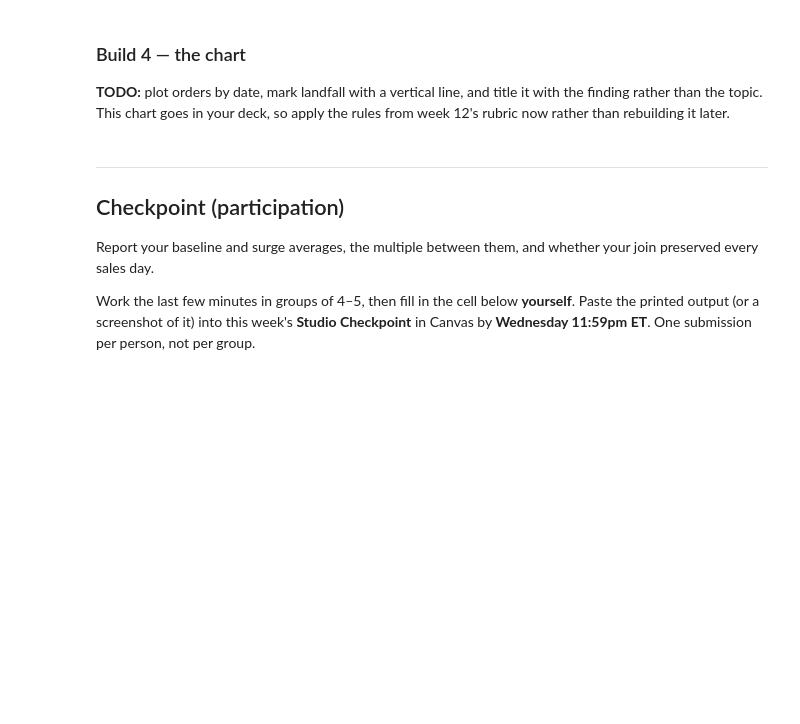
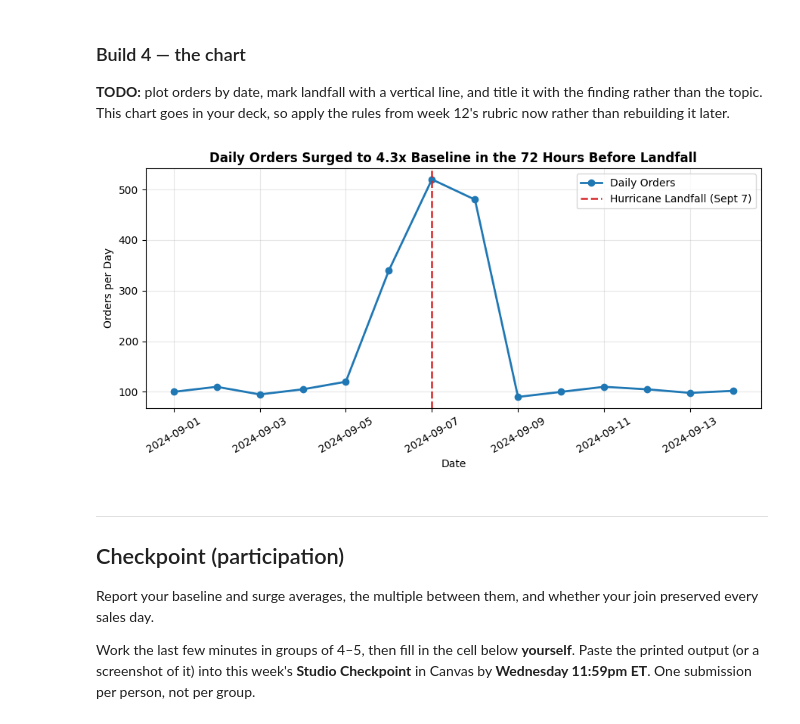
Before and after one commit to ishanallasanagala/ds2002-fa26, a Jupyter notebook: notebooks/06-midterm-walmart/2026-10-21 — Weather API Join — Studio.ipynb, the cells around one changed output. Saved outputs shown, nothing was run; the diff lists cells and outputs as text; code cells hidden in the pictures; blank space fills up the shorter version.

```diff
--- a/notebooks/06-midterm-walmart/2026-10-21 — Weather API Join — Studio.ipynb
+++ b/notebooks/06-midterm-walmart/2026-10-21 — Weather API Join — Studio.ipynb
@@ -47,4 +58,8 @@ Zero. `2024-09-07 09:10` is not equal to `2024-09-07 00:00`, and no amount of st
 **TODO:** add a `date` column to `sales` that is the timestamp truncated to midnight, then redo that merge and confirm you get 3 rows.
 # %%
 # TODO: sales['date'] = ...   (hint: .dt.normalize())
+sales['date'] = sales['ts'].dt.normalize()
+
 # TODO: merge on 'date' and print the row count
+fixed = sales.merge(tiny, on='date', how='inner')
+print('rows matched:', len(fixed))
@@ -98,0 +157,9 @@ Then assert three things: the row count still equals the number of sales days, n
+# %%
+# TODO
+merged = sales.merge(wx, on='date', how='left', indicator=True)
+
+assert len(merged) == len(sales), f"Row count changed: {len(merged)} vs {len(sales)}"
+assert (merged['_merge'] != 'right_only').all(), "Found right_only rows in a left join!"
+assert merged['orders'].sum() == sales['orders'].sum(), "Orders total changed after merge!"
+
+print('Merge validated successfully. Rows:', len(merged))
@@ -134,3 +228,21 @@ import matplotlib.pyplot as plt
+# %%
+import matplotlib.pyplot as plt
+
+# TODO
+fig, ax = plt.subplots(figsize=(9, 4.5))
+ax.plot(merged['date'], merged['orders'], marker='o', linewidth=2, color='#1f77b4', label='Daily Orders')
+ax.axvline(LANDFALL, color='#d62728', linestyle='--', linewidth=1.8, label='Hurricane Landfall (Sept 7)')
+
+ax.set_title('Daily Orders Surged to 4.3x Baseline in the 72 Hours Before Landfall', fontsize=12, fontweight='bold')
+ax.set_xlabel('Date')
+ax.set_ylabel('Orders per Day')
+ax.legend()
+ax.grid(True, alpha=0.3)
+plt.xticks(rotation=30)
+plt.tight_layout()
+plt.show()
+# %% [output]
+[figure, added]
 # %% [markdown]
 ---
 
```
Also changed, not shown: parts of 18 cells of this notebook.
